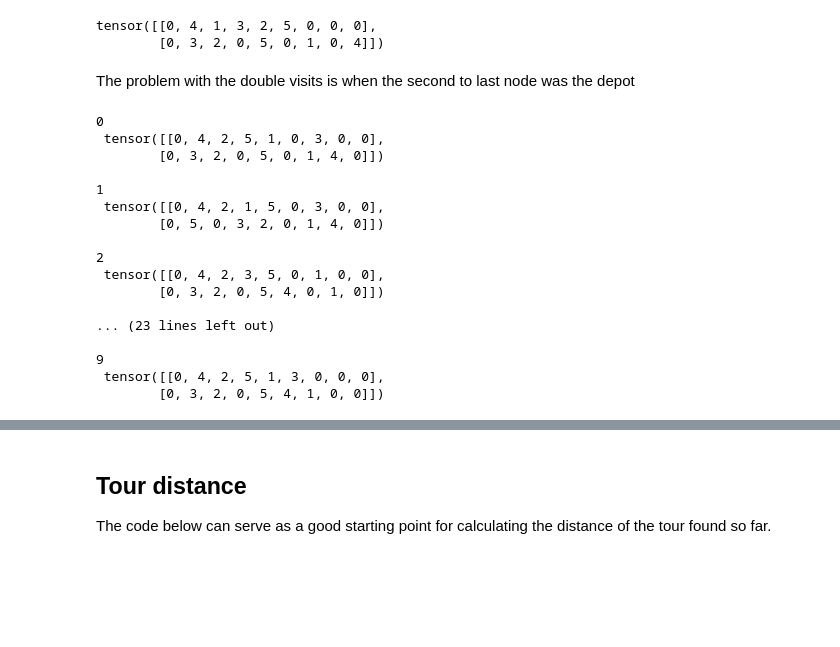
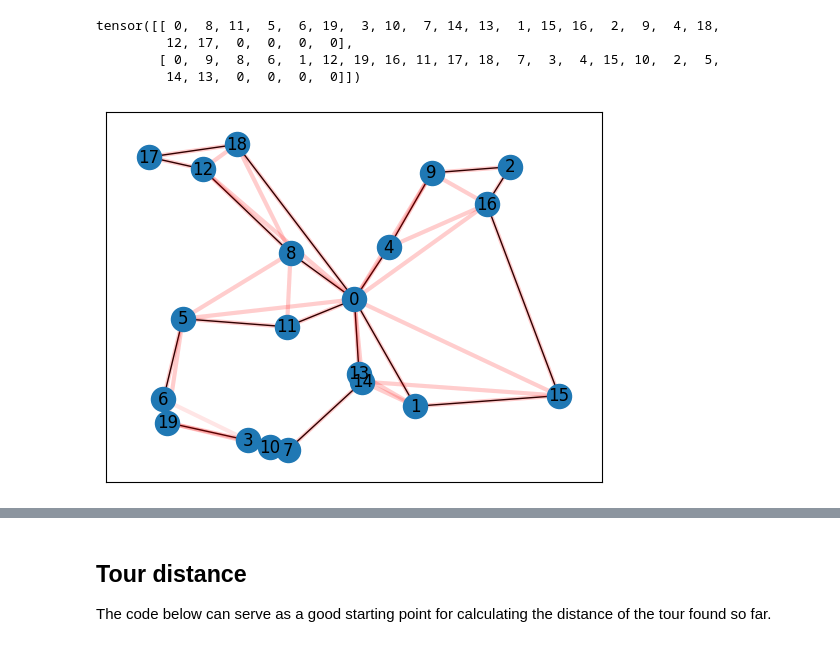
Before and after one commit to sebammon/vrp-thesis, a Jupyter notebook: Beam search.ipynb, the cells around one changed output, grey strips where cells are left out. Cells and saved outputs as stored; diff of their text form; code cells hidden in the pictures; blank space fills up the shorter version.

```diff
--- a/Beam search.ipynb
+++ b/Beam search.ipynb
@@ -3,0 +10,24 @@ import numpy as np
+# %%
+def adj_matrix_to_list(adj_matrix):
+    adj_list = []
+
+    for i, row in enumerate(adj_matrix):
+        dest = np.argwhere(row>0).flatten()
+        src = np.full(dest.size, i)
+
+        adj_list.extend(zip(src, dest))
+
+    return adj_list
+
+def plot_edge_predictions(coords, pred, target):
+    G = nx.from_numpy_array(target)
+    pos = dict(enumerate(coords))
+
+    pred_edge_list = adj_matrix_to_list(pred)
+
+    nx.draw_networkx(G, pos)
+    nx.draw_networkx_edges(G, pos, edgelist=pred_edge_list, edge_color='red', alpha=0.1, width=3)
+
+    plt.show()
+# %%
+features, targets, preds = load_pickle("data/preds.pkl")
@@ -221,7 +325,9 @@ beamsearch.search()
 # %%
-shortest_tours = beamsearch.get_beam(4)
-shortest_tours
+shortest_tours = bs.get_beam(0)
+shortest_tours[:2]
 # %% [output]
-tensor([[0, 4, 1, 3, 2, 5, 0, 0, 0],
-        [0, 3, 2, 0, 5, 0, 1, 0, 4]])
+tensor([[ 0,  8, 11,  5,  6, 19,  3, 10,  7, 14, 13,  1, 15, 16,  2,  9,  4, 18,
+         12, 17,  0,  0,  0,  0],
+        [ 0,  9,  8,  6,  1, 12, 19, 16, 11, 17, 18,  7,  3,  4, 15, 10,  2,  5,
+         14, 13,  0,  0,  0,  0]])
 # %%
@@ -229,25 +335,10 @@ beamsearch.sanity_check()
-# %% [markdown]
-The problem with the double visits is when the second to last node was the depot
-# %%
-for beam_idx in range(beamsearch.beam_width):
-    beams = beamsearch.get_beam(beam_idx)
-    print(beam_idx, "\n", beams)
-    print()
-# %% [output]
-0
- tensor([[0, 4, 2, 5, 1, 0, 3, 0, 0],
-        [0, 3, 2, 0, 5, 0, 1, 4, 0]])
-
-1
- tensor([[0, 4, 2, 1, 5, 0, 3, 0, 0],
-        [0, 5, 0, 3, 2, 0, 1, 4, 0]])
-
-2
- tensor([[0, 4, 2, 3, 5, 0, 1, 0, 0],
-        [0, 3, 2, 0, 5, 4, 0, 1, 0]])
-
-... (23 lines left out)
-
-9
- tensor([[0, 4, 2, 5, 1, 3, 0, 0, 0],
-        [0, 3, 2, 0, 5, 4, 1, 0, 0]])
+# %%
+idx = 0
+
+coords_np = coords.cpu().numpy()
+preds_np = preds.argmax(dim=3).cpu().numpy()
+targets_np = targets.cpu().numpy()
+
+plot_edge_predictions(coords_np[idx], preds_np[idx], targets_np[idx])
+# %% [output]
+[figure, added]
```
Also changed, not shown: parts of 14 cells of this notebook, 5 other files.
